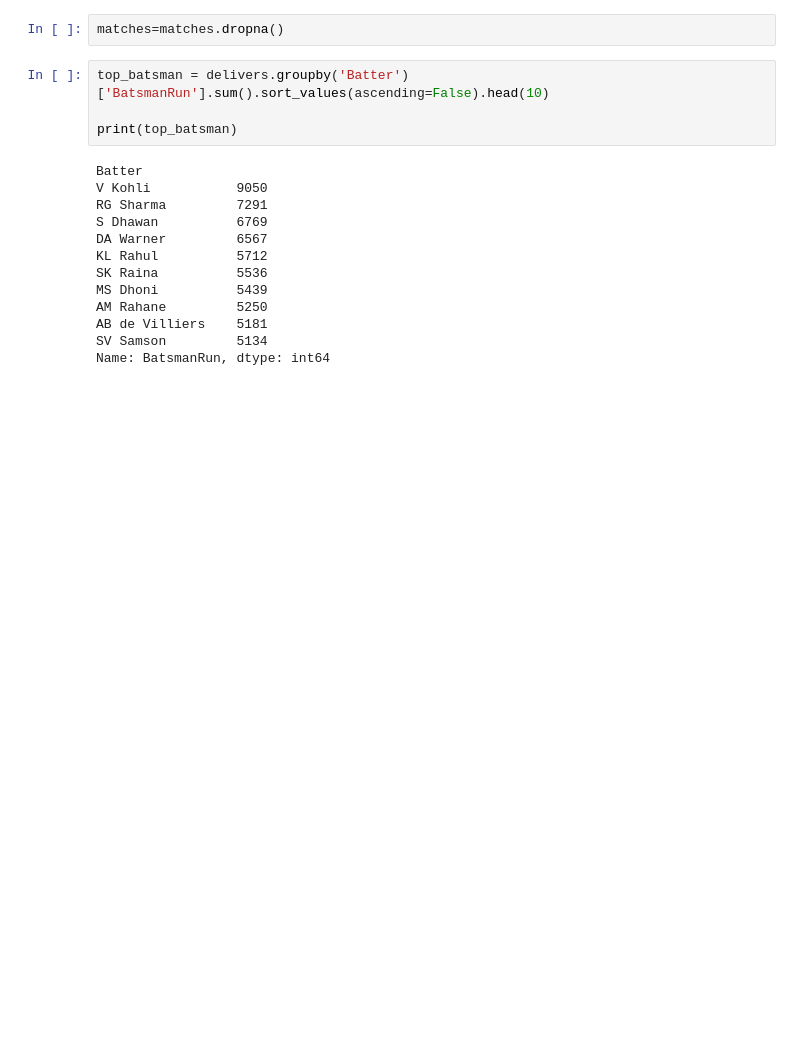
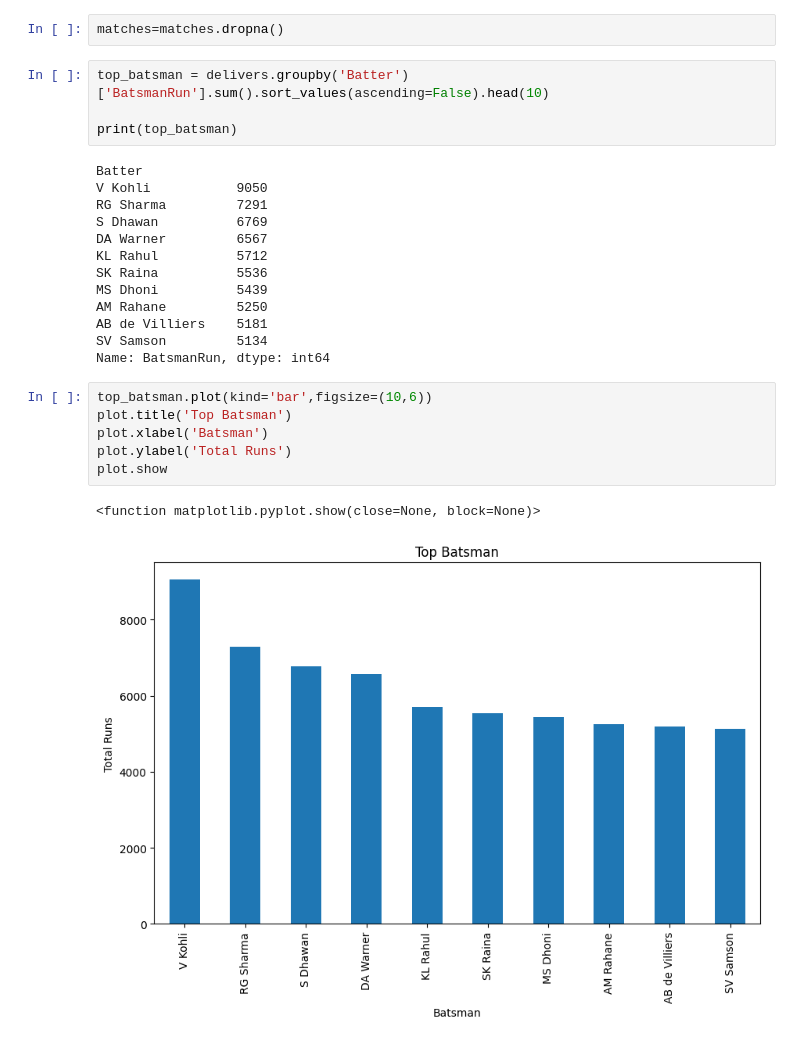
Before and after one commit to kailashchaudhary-p/Data-Science-Learning, a Jupyter notebook: IPL_Analysis.ipynb, the cells around one changed output. Cells and saved outputs as stored; diff of their text form; blank space fills up the shorter version.

```diff
--- a/IPL_Analysis.ipynb
+++ b/IPL_Analysis.ipynb
@@ -83,3 +83,12 @@ AM Rahane         5250
 AB de Villiers    5181
 SV Samson         5134
 Name: BatsmanRun, dtype: int64
+# %%
+top_batsman.plot(kind='bar',figsize=(10,6))
+plot.title('Top Batsman')
+plot.xlabel('Batsman')
+plot.ylabel('Total Runs')
+plot.show
+# %% [output]
+<function matplotlib.pyplot.show(close=None, block=None)>
+[figure, added]
```
Also changed, not shown: parts of 1 cell of this notebook.
